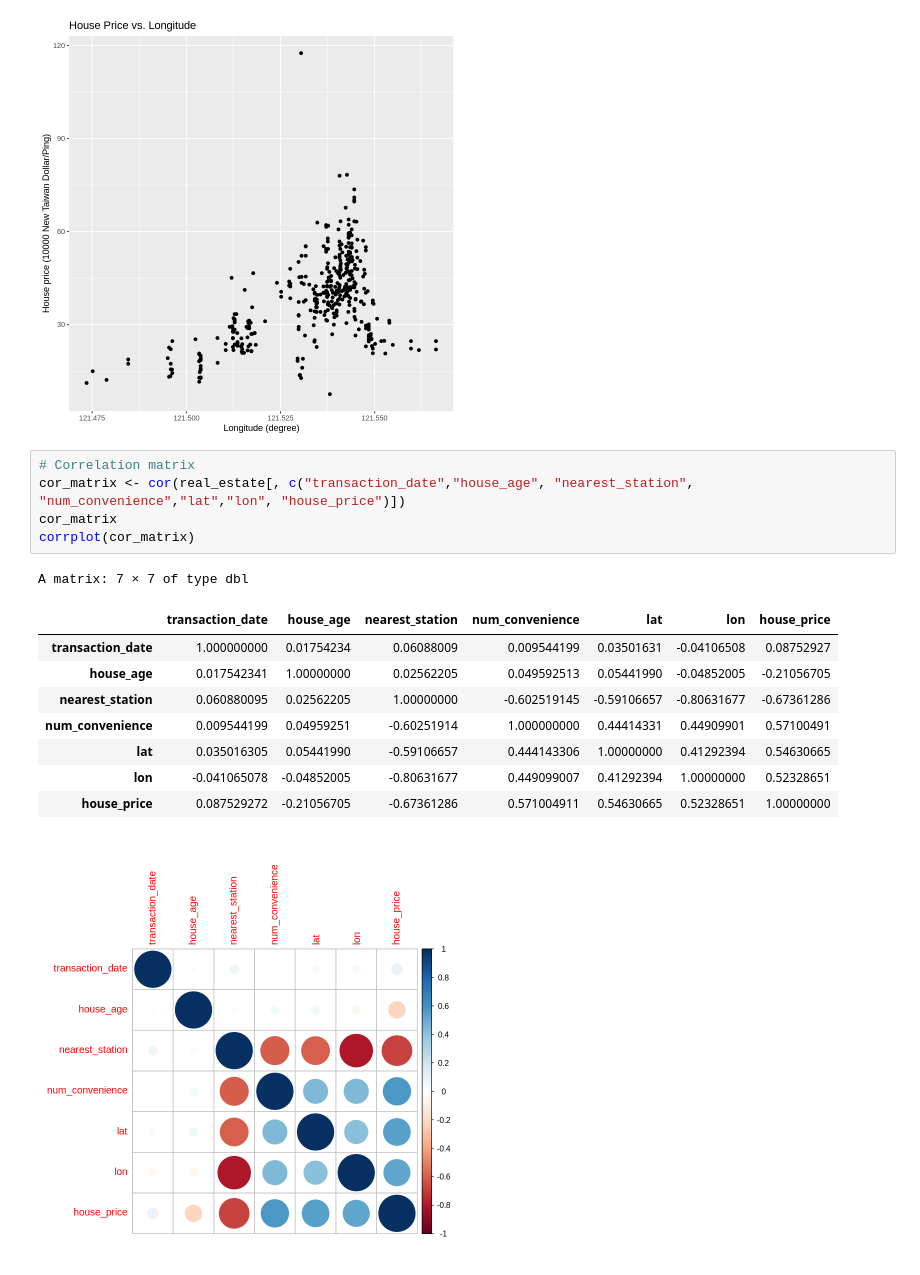
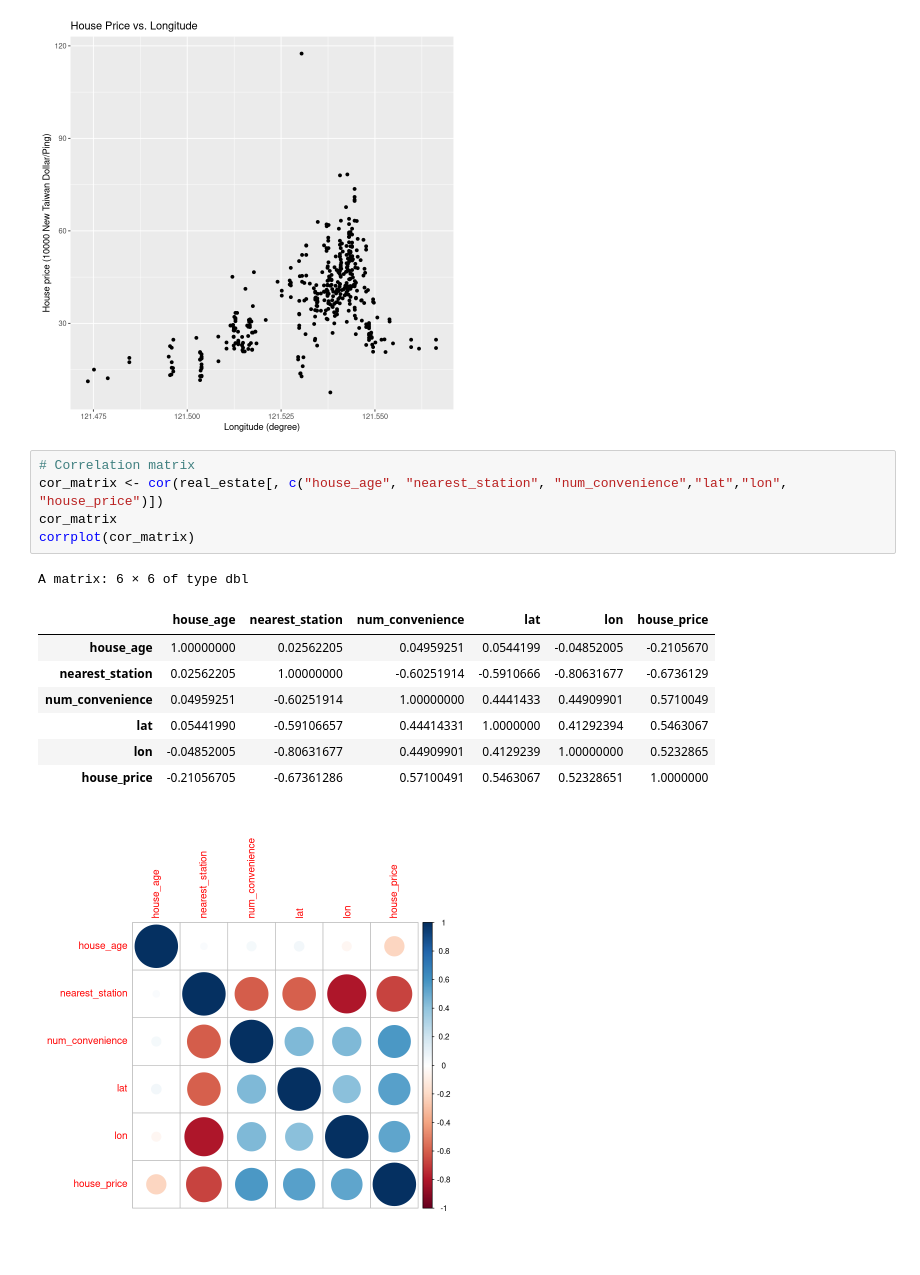
Before and after one commit to KolCrooks/stat306_project, a Jupyter notebook: Project.ipynb, the cells around one changed output. Drawn from its saved outputs; the diff is of its cells as text.

```diff
--- a/Project.ipynb
+++ b/Project.ipynb
@@ -140,17 +140,16 @@ ggplot(real_estate, aes(x = lon, y = house_price)) +
 [figure]
 # %%
 # Correlation matrix
-cor_matrix <- cor(real_estate[, c("transaction_date","house_age", "nearest_station", "num_convenience","lat","lon", "house_price")])
+cor_matrix <- cor(real_estate[, c("house_age", "nearest_station", "num_convenience","lat","lon", "house_price")])
 cor_matrix
 corrplot(cor_matrix)
 # %% [output]
-A matrix: 7 × 7 of type dbl
+A matrix: 6 × 6 of type dbl
-|  | transaction_date | house_age | nearest_station | num_convenience | lat | lon | house_price |
-| transaction_date | 1.000000000 | 0.01754234 | 0.06088009 | 0.009544199 | 0.03501631 | -0.04106508 | 0.08752927 |
-| house_age | 0.017542341 | 1.00000000 | 0.02562205 | 0.049592513 | 0.05441990 | -0.04852005 | -0.21056705 |
-| nearest_station | 0.060880095 | 0.02562205 | 1.00000000 | -0.602519145 | -0.59106657 | -0.80631677 | -0.67361286 |
-| num_convenience | 0.009544199 | 0.04959251 | -0.60251914 | 1.000000000 | 0.44414331 | 0.44909901 | 0.57100491 |
-| lat | 0.035016305 | 0.05441990 | -0.59106657 | 0.444143306 | 1.00000000 | 0.41292394 | 0.54630665 |
-| lon | -0.041065078 | -0.04852005 | -0.80631677 | 0.449099007 | 0.41292394 | 1.00000000 | 0.52328651 |
-| house_price | 0.087529272 | -0.21056705 | -0.67361286 | 0.571004911 | 0.54630665 | 0.52328651 | 1.00000000 |
+|  | house_age | nearest_station | num_convenience | lat | lon | house_price |
+| house_age | 1.00000000 | 0.02562205 | 0.04959251 | 0.0544199 | -0.04852005 | -0.2105670 |
+| nearest_station | 0.02562205 | 1.00000000 | -0.60251914 | -0.5910666 | -0.80631677 | -0.6736129 |
+| num_convenience | 0.04959251 | -0.60251914 | 1.00000000 | 0.4441433 | 0.44909901 | 0.5710049 |
+| lat | 0.05441990 | -0.59106657 | 0.44414331 | 1.0000000 | 0.41292394 | 0.5463067 |
+| lon | -0.04852005 | -0.80631677 | 0.44909901 | 0.4129239 | 1.00000000 | 0.5232865 |
+| house_price | -0.21056705 | -0.67361286 | 0.57100491 | 0.5463067 | 0.52328651 | 1.0000000 |
-[figure, old version]
+[figure, new version]
```
Also changed, not shown: parts of 13 cells of this notebook.
